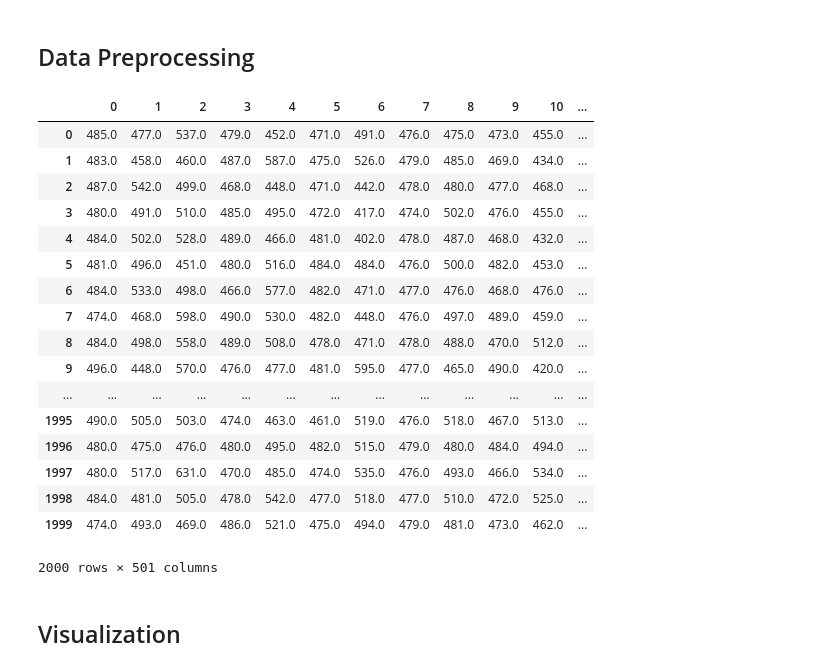
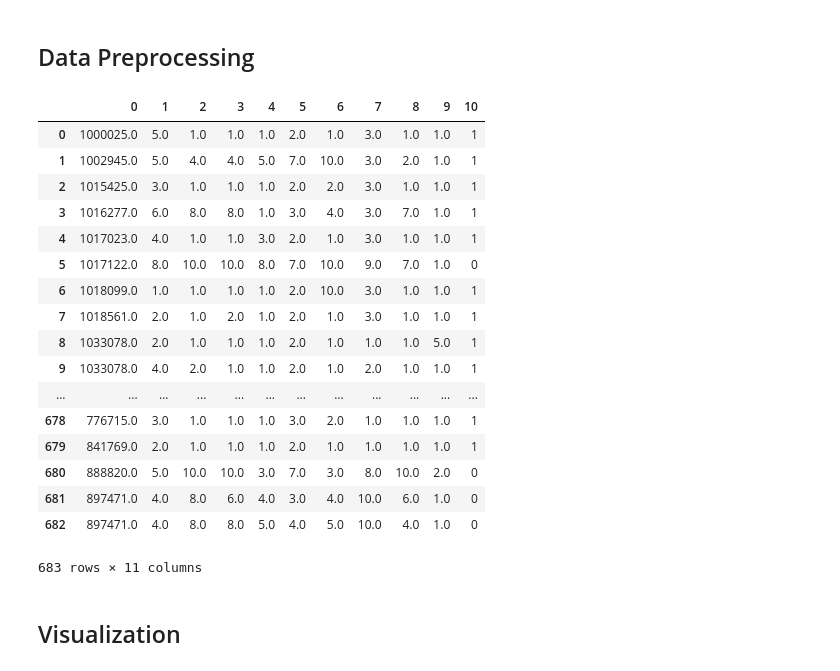
Before and after one commit to Deep-Learning-Team/Forward-Equations-On-ResNets, a Jupyter notebook: binary_classification.ipynb, the cells around one changed output. Saved outputs shown, nothing was run; the diff lists cells and outputs as text; code cells hidden in the pictures.

```diff
--- a/binary_classification.ipynb
+++ b/binary_classification.ipynb
@@ -72,27 +72,27 @@ def load_data(dataset):
     data[[col - 1]] = data[[col - 1]].astype('int')
     return data
 # %%
-data = load_data("madelon")
+data = load_data("breast-cancer")
 data
 # %% [output]
-|  | 0 | 1 | 2 | 3 | 4 | 5 | 6 | 7 | 8 | 9 | 10 | ... |
-| 0 | 485.0 | 477.0 | 537.0 | 479.0 | 452.0 | 471.0 | 491.0 | 476.0 | 475.0 | 473.0 | 455.0 | ... |
-| 1 | 483.0 | 458.0 | 460.0 | 487.0 | 587.0 | 475.0 | 526.0 | 479.0 | 485.0 | 469.0 | 434.0 | ... |
-| 2 | 487.0 | 542.0 | 499.0 | 468.0 | 448.0 | 471.0 | 442.0 | 478.0 | 480.0 | 477.0 | 468.0 | ... |
-| 3 | 480.0 | 491.0 | 510.0 | 485.0 | 495.0 | 472.0 | 417.0 | 474.0 | 502.0 | 476.0 | 455.0 | ... |
-| 4 | 484.0 | 502.0 | 528.0 | 489.0 | 466.0 | 481.0 | 402.0 | 478.0 | 487.0 | 468.0 | 432.0 | ... |
-| 5 | 481.0 | 496.0 | 451.0 | 480.0 | 516.0 | 484.0 | 484.0 | 476.0 | 500.0 | 482.0 | 453.0 | ... |
-| 6 | 484.0 | 533.0 | 498.0 | 466.0 | 577.0 | 482.0 | 471.0 | 477.0 | 476.0 | 468.0 | 476.0 | ... |
-| 7 | 474.0 | 468.0 | 598.0 | 490.0 | 530.0 | 482.0 | 448.0 | 476.0 | 497.0 | 489.0 | 459.0 | ... |
-| 8 | 484.0 | 498.0 | 558.0 | 489.0 | 508.0 | 478.0 | 471.0 | 478.0 | 488.0 | 470.0 | 512.0 | ... |
-| 9 | 496.0 | 448.0 | 570.0 | 476.0 | 477.0 | 481.0 | 595.0 | 477.0 | 465.0 | 490.0 | 420.0 | ... |
-| ... | ... | ... | ... | ... | ... | ... | ... | ... | ... | ... | ... | ... |
-| 1995 | 490.0 | 505.0 | 503.0 | 474.0 | 463.0 | 461.0 | 519.0 | 476.0 | 518.0 | 467.0 | 513.0 | ... |
-| 1996 | 480.0 | 475.0 | 476.0 | 480.0 | 495.0 | 482.0 | 515.0 | 479.0 | 480.0 | 484.0 | 494.0 | ... |
-| 1997 | 480.0 | 517.0 | 631.0 | 470.0 | 485.0 | 474.0 | 535.0 | 476.0 | 493.0 | 466.0 | 534.0 | ... |
-| 1998 | 484.0 | 481.0 | 505.0 | 478.0 | 542.0 | 477.0 | 518.0 | 477.0 | 510.0 | 472.0 | 525.0 | ... |
-| 1999 | 474.0 | 493.0 | 469.0 | 486.0 | 521.0 | 475.0 | 494.0 | 479.0 | 481.0 | 473.0 | 462.0 | ... |
+|  | 0 | 1 | 2 | 3 | 4 | 5 | 6 | 7 | 8 | 9 | 10 |
+| 0 | 1000025.0 | 5.0 | 1.0 | 1.0 | 1.0 | 2.0 | 1.0 | 3.0 | 1.0 | 1.0 | 1 |
+| 1 | 1002945.0 | 5.0 | 4.0 | 4.0 | 5.0 | 7.0 | 10.0 | 3.0 | 2.0 | 1.0 | 1 |
+| 2 | 1015425.0 | 3.0 | 1.0 | 1.0 | 1.0 | 2.0 | 2.0 | 3.0 | 1.0 | 1.0 | 1 |
+| 3 | 1016277.0 | 6.0 | 8.0 | 8.0 | 1.0 | 3.0 | 4.0 | 3.0 | 7.0 | 1.0 | 1 |
+| 4 | 1017023.0 | 4.0 | 1.0 | 1.0 | 3.0 | 2.0 | 1.0 | 3.0 | 1.0 | 1.0 | 1 |
+| 5 | 1017122.0 | 8.0 | 10.0 | 10.0 | 8.0 | 7.0 | 10.0 | 9.0 | 7.0 | 1.0 | 0 |
+| 6 | 1018099.0 | 1.0 | 1.0 | 1.0 | 1.0 | 2.0 | 10.0 | 3.0 | 1.0 | 1.0 | 1 |
+| 7 | 1018561.0 | 2.0 | 1.0 | 2.0 | 1.0 | 2.0 | 1.0 | 3.0 | 1.0 | 1.0 | 1 |
+| 8 | 1033078.0 | 2.0 | 1.0 | 1.0 | 1.0 | 2.0 | 1.0 | 1.0 | 1.0 | 5.0 | 1 |
+| 9 | 1033078.0 | 4.0 | 2.0 | 1.0 | 1.0 | 2.0 | 1.0 | 2.0 | 1.0 | 1.0 | 1 |
+| ... | ... | ... | ... | ... | ... | ... | ... | ... | ... | ... | ... |
+| 678 | 776715.0 | 3.0 | 1.0 | 1.0 | 1.0 | 3.0 | 2.0 | 1.0 | 1.0 | 1.0 | 1 |
+| 679 | 841769.0 | 2.0 | 1.0 | 1.0 | 1.0 | 2.0 | 1.0 | 1.0 | 1.0 | 1.0 | 1 |
+| 680 | 888820.0 | 5.0 | 10.0 | 10.0 | 3.0 | 7.0 | 3.0 | 8.0 | 10.0 | 2.0 | 0 |
+| 681 | 897471.0 | 4.0 | 8.0 | 6.0 | 4.0 | 3.0 | 4.0 | 10.0 | 6.0 | 1.0 | 0 |
+| 682 | 897471.0 | 4.0 | 8.0 | 8.0 | 5.0 | 4.0 | 5.0 | 10.0 | 4.0 | 1.0 | 0 |
-2000 rows × 501 columns
+683 rows × 11 columns
 # %% [markdown]
 ## Visualization
 # %%
```
Also changed, not shown: parts of 6 cells of this notebook.
